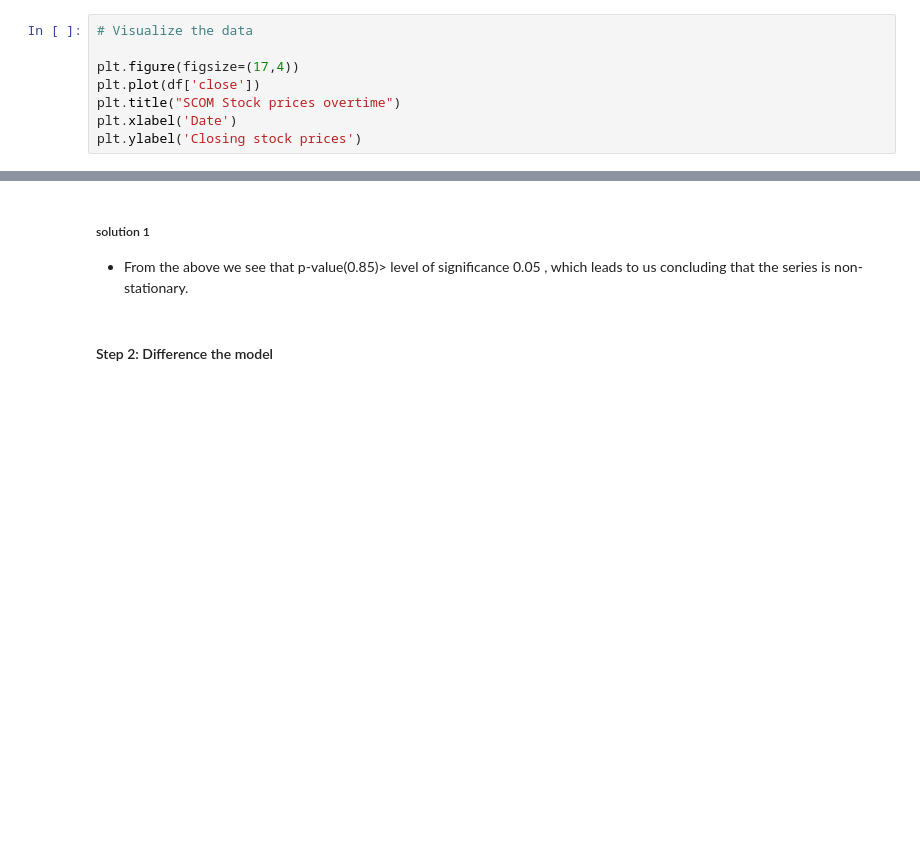
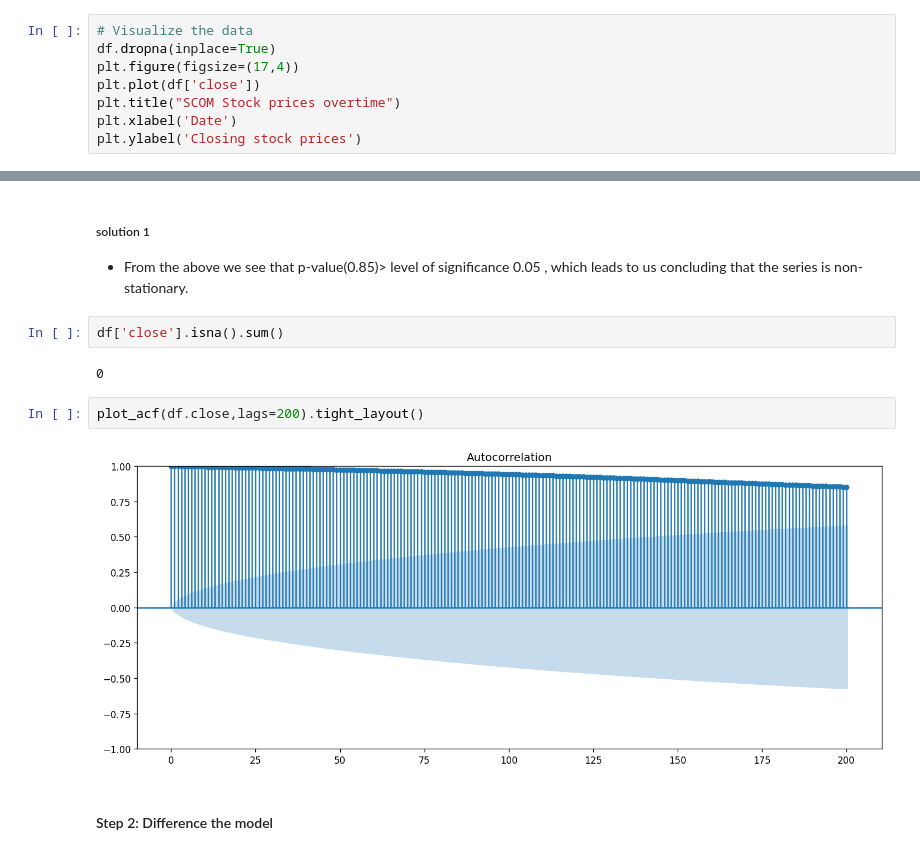
Before and after one commit to Danlof/SCOM_prediction, a Jupyter notebook: stock_prediction.ipynb, the cells around one changed output, grey strips where cells are left out. Drawn from its saved outputs; the diff is of its cells as text; blank space fills up the shorter version.

Commit message:
ACF plots

```diff
--- a/stock_prediction.ipynb
+++ b/stock_prediction.ipynb
@@ -48,7 +47,7 @@ print(df.columns)
 Index(['open', 'high', 'low', 'close', 'volume'], dtype='object')
 # %%
 # Visualize the data
-
+df.dropna(inplace=True)
 plt.figure(figsize=(17,4))
 plt.plot(df['close'])
 plt.title("SCOM Stock prices overtime")
@@ -70,5 +69,13 @@ p-value: 0.848968
 # %% [markdown]
 ##### solution 1
 - From the above we see that p-value(0.85)> level of significance 0.05 , which leads to us concluding that the series is non-stationary.
+# %%
+df['close'].isna().sum()
+# %% [output]
+0
+# %%
+plot_acf(df.close,lags=200).tight_layout()
+# %% [output]
+[figure, added]
 # %% [markdown]
 #### Step 2: Difference the model
```
Also changed, not shown: parts of 5 cells of this notebook, 1 other file.
